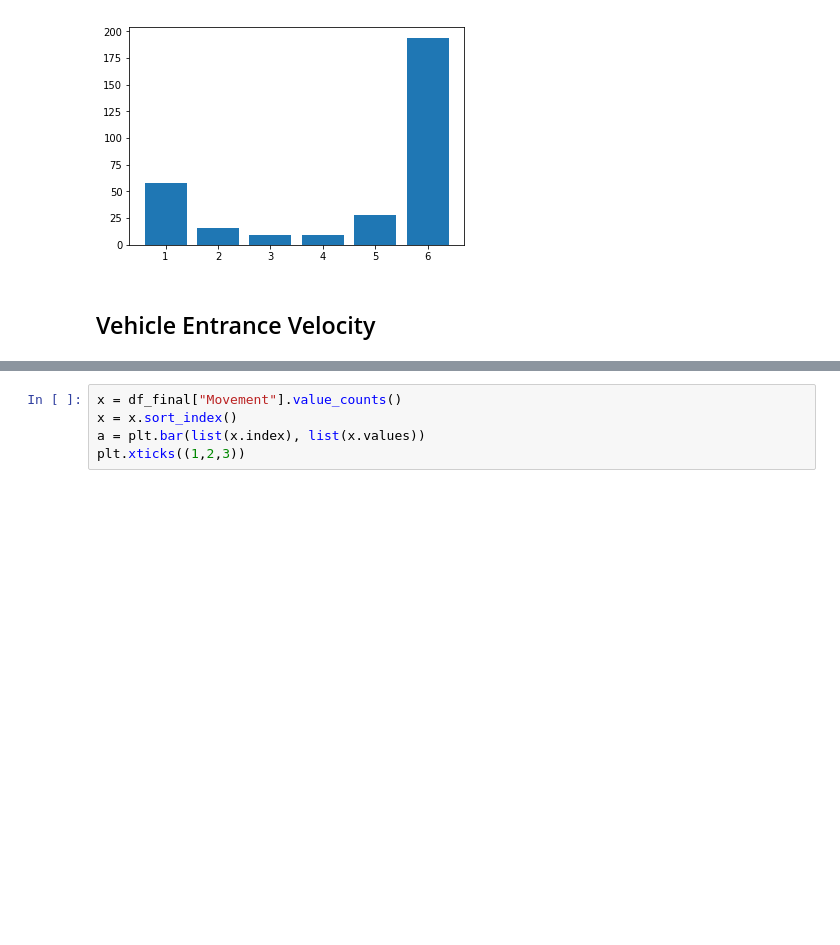
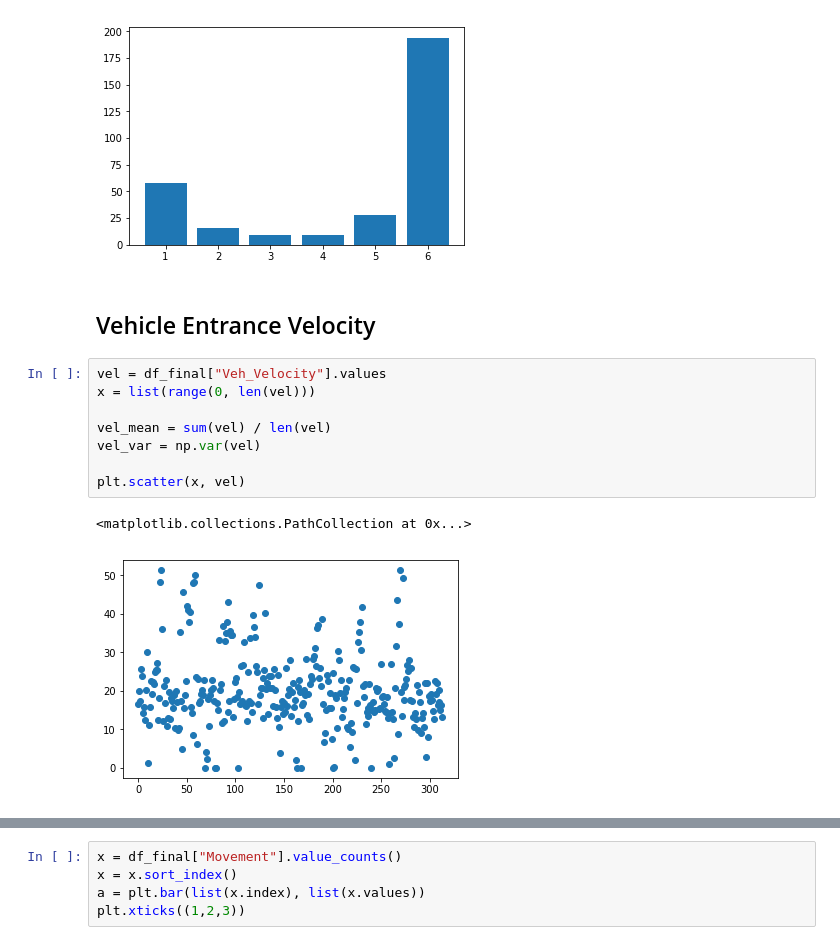
Before and after one commit to bglowniak/TrafficSimulation, a Jupyter notebook: Input Analysis/Input Analysis.ipynb, the cells around one changed output, grey strips where cells are left out. Drawn from its saved outputs; the diff is of its cells as text; blank space fills up the shorter version.

```diff
--- a/Input Analysis/Input Analysis.ipynb
+++ b/Input Analysis/Input Analysis.ipynb
@@ -141,3 +181,14 @@ Name: Intersection_Last, dtype: int64
 [figure]
 # %% [markdown]
 ## Vehicle Entrance Velocity
+# %%
+vel = df_final["Veh_Velocity"].values
+x = list(range(0, len(vel)))
+
+vel_mean = sum(vel) / len(vel)
+vel_var = np.var(vel)
+
+plt.scatter(x, vel)
+# %% [output]
+<matplotlib.collections.PathCollection at 0x...>
+[figure, added]
```
Also changed, not shown: parts of 9 cells of this notebook.
